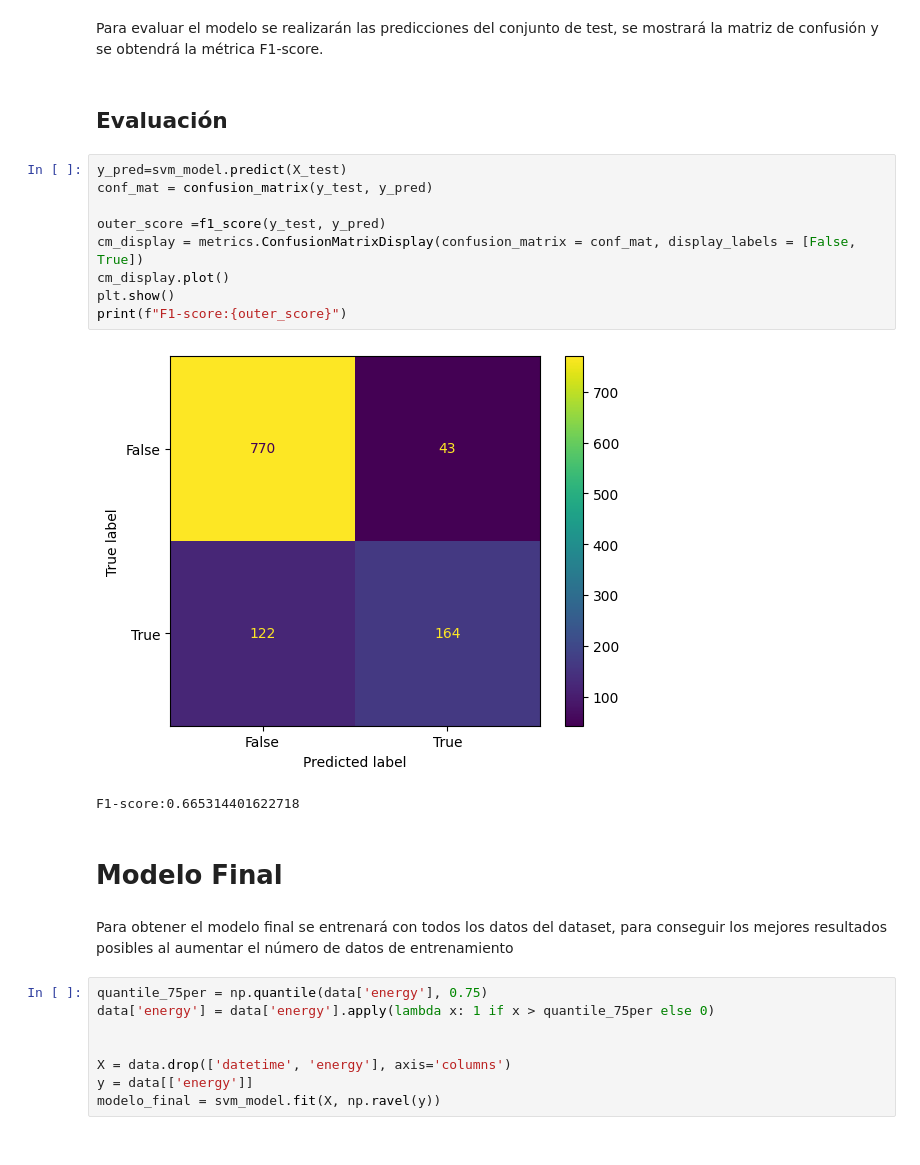
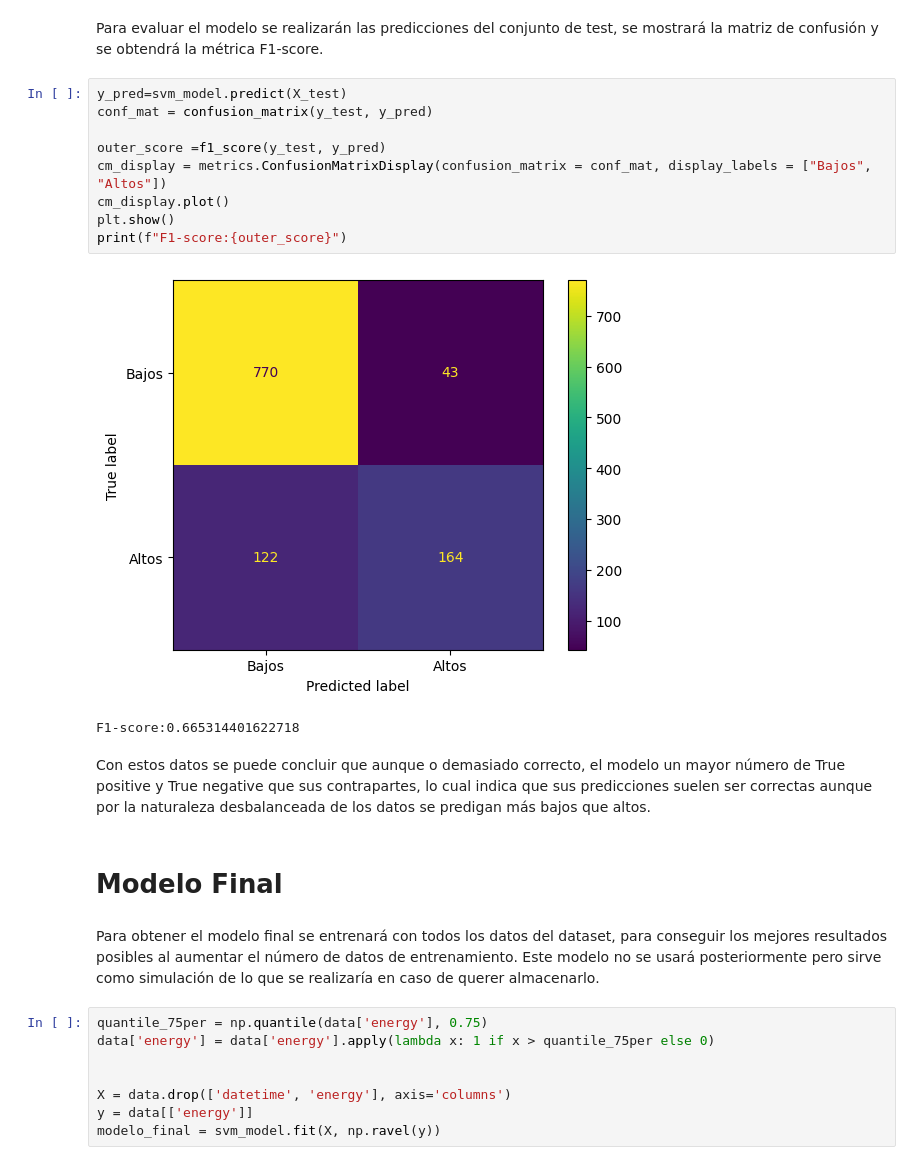
Before and after one commit to PaulaUc3m/Grupo4_P1AA, a Jupyter notebook: modelo_clasificación.ipynb, the cells around one changed output. Cells and saved outputs as stored; diff of their text form.

```diff
--- a/modelo_clasificación.ipynb
+++ b/modelo_clasificación.ipynb
@@ -222,24 +223,24 @@ plt.show()
 Como podemos observar el modelo que obtiene la mejor puntuación de F1-score es el SVM, el cual obtiene 0.7075 como valor. Por esta razón este será el modelo que utilizaremos para realizar las predicciones.
 # %% [markdown]
 Para evaluar el modelo se realizarán las predicciones del conjunto de test, se mostrará la matriz de confusión y se obtendrá la métrica F1-score.
-# %% [markdown]
-## Evaluación
 # %%
 y_pred=svm_model.predict(X_test)
 conf_mat = confusion_matrix(y_test, y_pred)
 
 outer_score =f1_score(y_test, y_pred)
-cm_display = metrics.ConfusionMatrixDisplay(confusion_matrix = conf_mat, display_labels = [False, True])
+cm_display = metrics.ConfusionMatrixDisplay(confusion_matrix = conf_mat, display_labels = ["Bajos", "Altos"])
 cm_display.plot()
 plt.show()
 print(f"F1-score:{outer_score}")
 # %% [output]
-[figure, old version]
+[figure, new version]
 F1-score:0.665314401622718
+# %% [markdown]
+Con estos datos se puede concluir que aunque o demasiado correcto, el modelo un mayor número de True positive y True negative que sus contrapartes, lo cual indica que sus predicciones suelen ser correctas aunque por la naturaleza desbalanceada de los datos se predigan más bajos que altos.
 # %% [markdown]
 # Modelo Final
 # %% [markdown]
-Para obtener el modelo final se entrenará con todos los datos del dataset, para conseguir los mejores resultados posibles al aumentar el número de datos de entrenamiento
+Para obtener el modelo final se entrenará con todos los datos del dataset, para conseguir los mejores resultados posibles al aumentar el número de datos de entrenamiento. Este modelo no se usará posteriormente pero sirve como simulación de lo que se realizaría en caso de querer almacenarlo.
 # %%
 quantile_75per = np.quantile(data['energy'], 0.75)
 data['energy'] = data['energy'].apply(lambda x: 1 if x > quantile_75per else 0)
```
Also changed, not shown: parts of 4 cells of this notebook, 1 other file.
